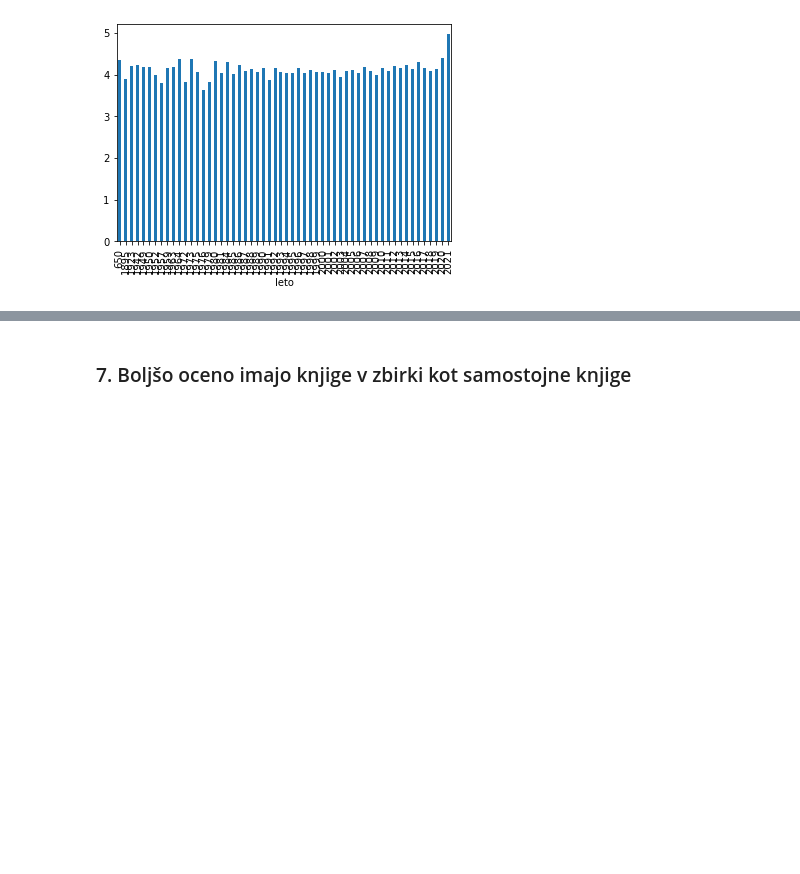
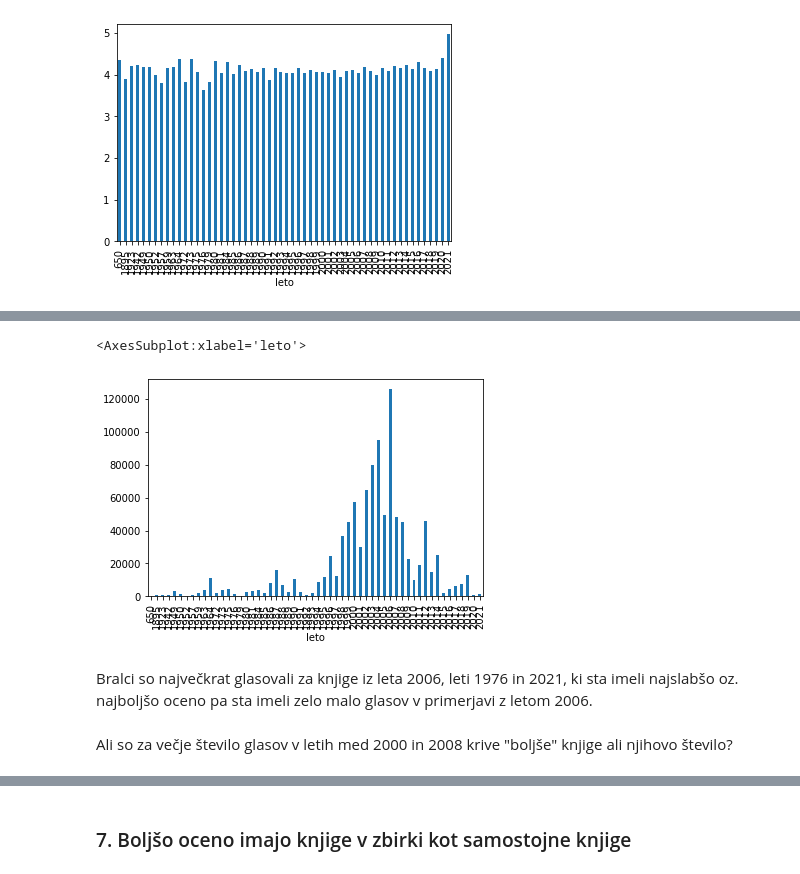
Before and after one commit to MozinaMateja/Najboljse-knjige, a Jupyter notebook: Analiza podatkov.ipynb, the cells around one changed output, grey strips where cells are left out. Saved outputs shown, nothing was run; the diff lists cells and outputs as text; code cells hidden in the pictures; blank space fills up the shorter version.

```diff
--- a/Analiza podatkov.ipynb
+++ b/Analiza podatkov.ipynb
@@ -224,0 +297,3 @@ knjige.groupby('leto').mean().ocena.plot.bar()
+# %%
+stevilo_glasov_na_leto = knjige.groupby('leto').sum().glasovi
+stevilo_glasov_na_leto
@@ -224,0 +314,9 @@ knjige.groupby('leto').mean().ocena.plot.bar()
+# %%
+stevilo_glasov_na_leto.plot.bar()
+# %% [output]
+<AxesSubplot:xlabel='leto'>
+[figure, added]
+# %% [markdown]
+Bralci so največkrat glasovali za knjige iz leta 2006, leti 1976 in 2021, ki sta imeli najslabšo oz. najboljšo oceno pa sta imeli zelo malo glasov v primerjavi z letom 2006.
+# %% [markdown]
+Ali so za večje število glasov v letih med 2000 in 2008 krive "boljše" knjige ali njihovo število?
```
Also changed, not shown: parts of 21 cells of this notebook.
